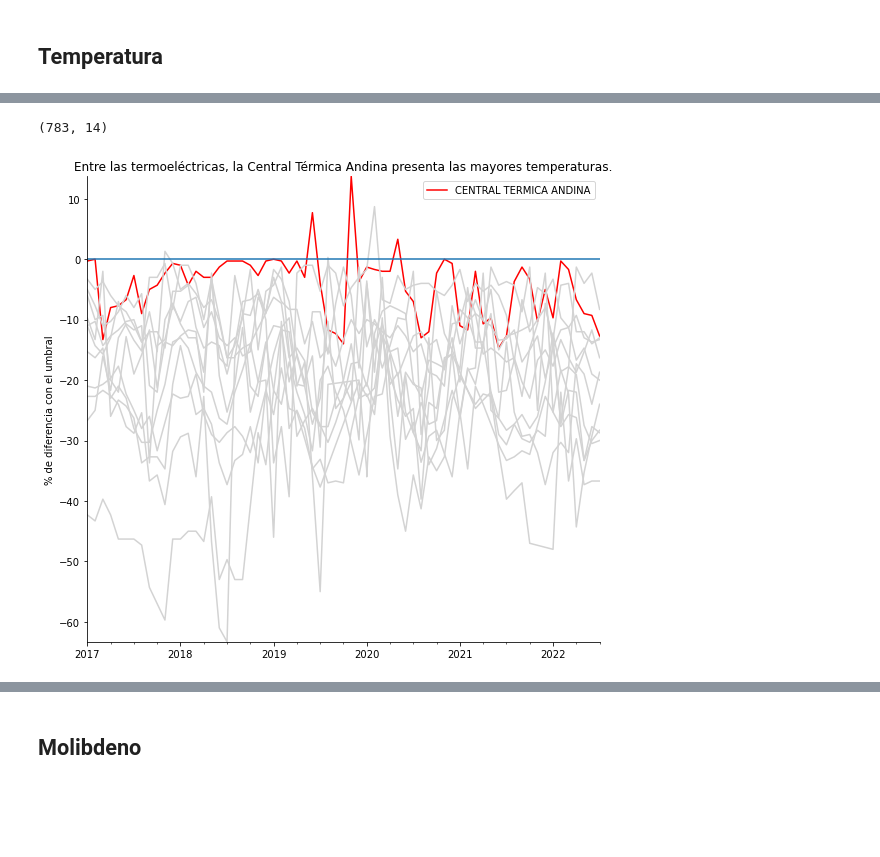
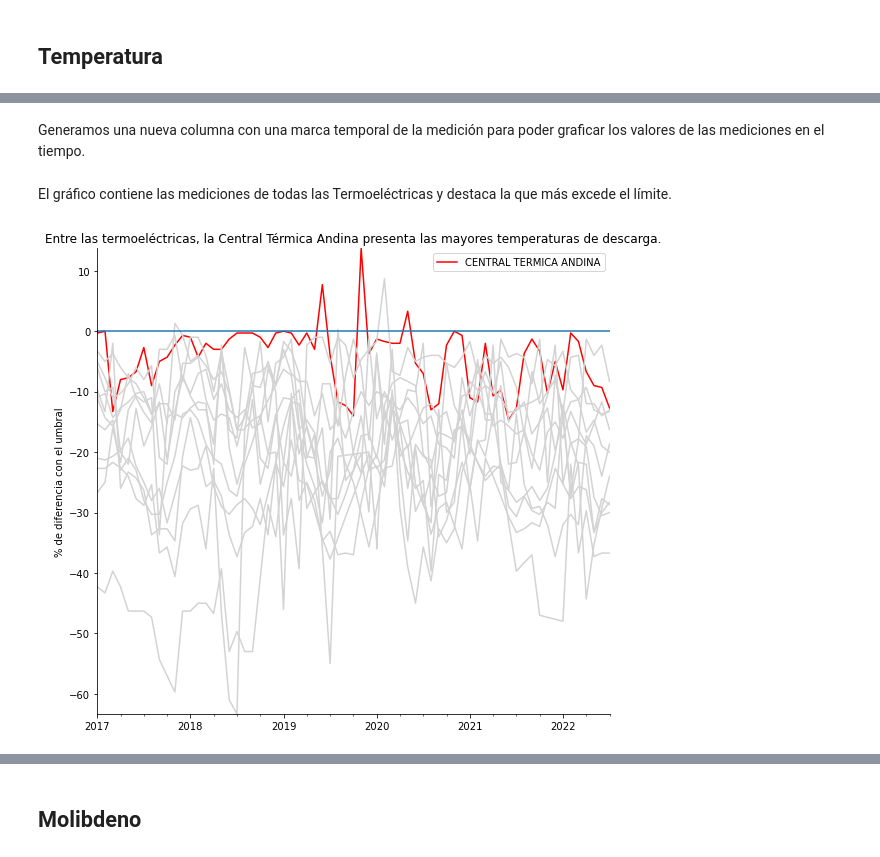
Before and after one commit to maticlein/proyectoCurso-vinf, a Jupyter notebook: notebooks/ensayo_explicativo.ipynb, the cells around one changed output, grey strips where cells are left out. Cells and saved outputs as stored; diff of their text form; code cells hidden in the pictures; blank space fills up the shorter version.

```diff
--- a/notebooks/ensayo_explicativo.ipynb
+++ b/notebooks/ensayo_explicativo.ipynb
@@ -214,6 +222,8 @@ fig.show()
 # %%
 temperaturas = pd.read_csv("../processed_data/temperatura.csv", sep = ";")
 temperaturas_tabla4 = temperaturas[temperaturas["Tabla"] == "Tabla 4"].sort_values(by=["ANIO", "MES"]).reset_index()
+# %% [markdown]
+Generamos una nueva columna con una marca temporal de la medición para poder graficar los valores de las mediciones en el tiempo.
 # %%
 fechas = []
 for index, row in temperaturas_tabla4.iterrows():
@@ -226,29 +236,27 @@ for index, row in temperaturas_tabla4.iterrows():
     fechas.append(fecha)
 temperaturas_tabla4["FECHA"] = pd.Series(fechas)
 temperaturas_tabla4["FECHA"] = temperaturas_tabla4["FECHA"].astype("datetime64")
-# %%
-temperaturas_tabla4.shape
-# %% [output]
-(783, 14)
+# %% [markdown]
+El gráfico contiene las mediciones de todas las Termoeléctricas y destaca la que más excede el límite.
 # %%
 plantas = temperaturas_tabla4["Planta"].unique()
 
 fig, ax = plt.subplots(1,1, figsize=(8,7))
 
 for planta in plantas:
     df_planta = temperaturas_tabla4[temperaturas_tabla4["Planta"] == planta]
     color = 'red' if planta == 'CENTRAL TERMICA ANDINA' else 'lightgray'
     label = planta if planta == 'CENTRAL TERMICA ANDINA' else ''
     df_planta.plot(x='FECHA', y='% diferencia_umbral', color=color, ax=ax, legend=False, label = label)
 ax.set_ylabel("% de diferencia con el umbral")
 ax.set_xlabel("Fecha").set_visible(False)
 fig.tight_layout()
 ax.spines['right'].set_visible(False)
 ax.spines['top'].set_visible(False)
 ax.axhline(y = 0)
-ax.set_title("Entre las termoeléctricas, la Central Térmica Andina presenta las mayores temperaturas.")
+ax.set_title("Entre las termoeléctricas, la Central Térmica Andina presenta las mayores temperaturas de descarga.")
 ax.autoscale(enable = True, axis = "both", tight = True)
 ax.legend()
 plt.show()
 # %% [output]
-[figure, old version]
+[figure, new version]
```
Also changed, not shown: parts of 35 cells of this notebook, 3 other files.
